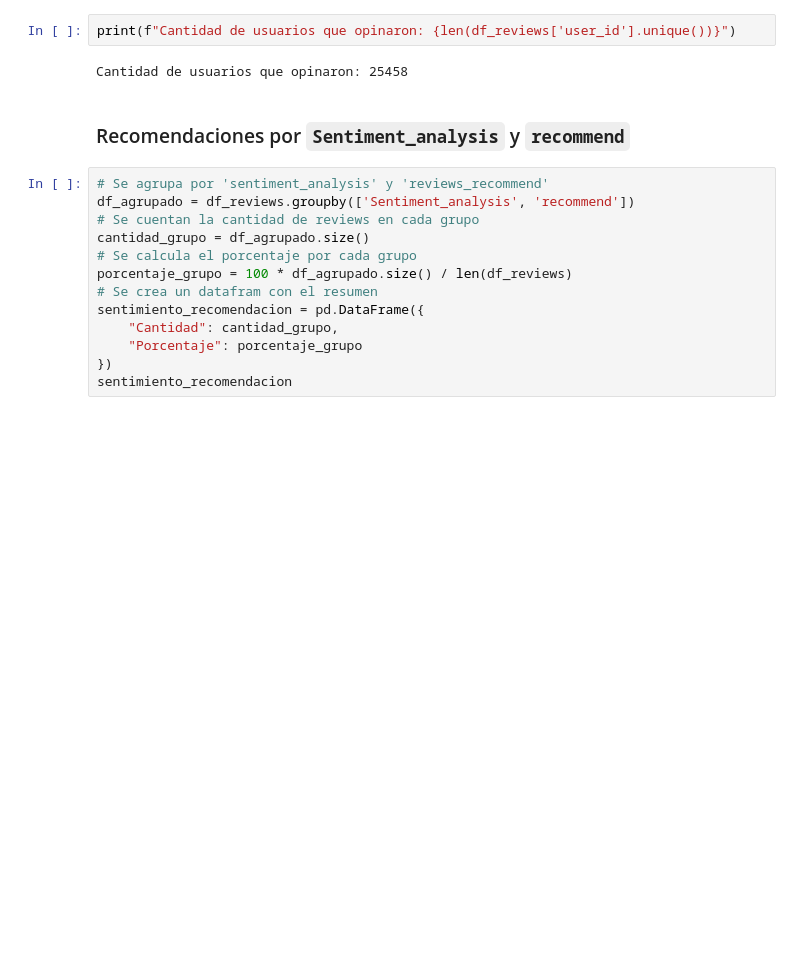
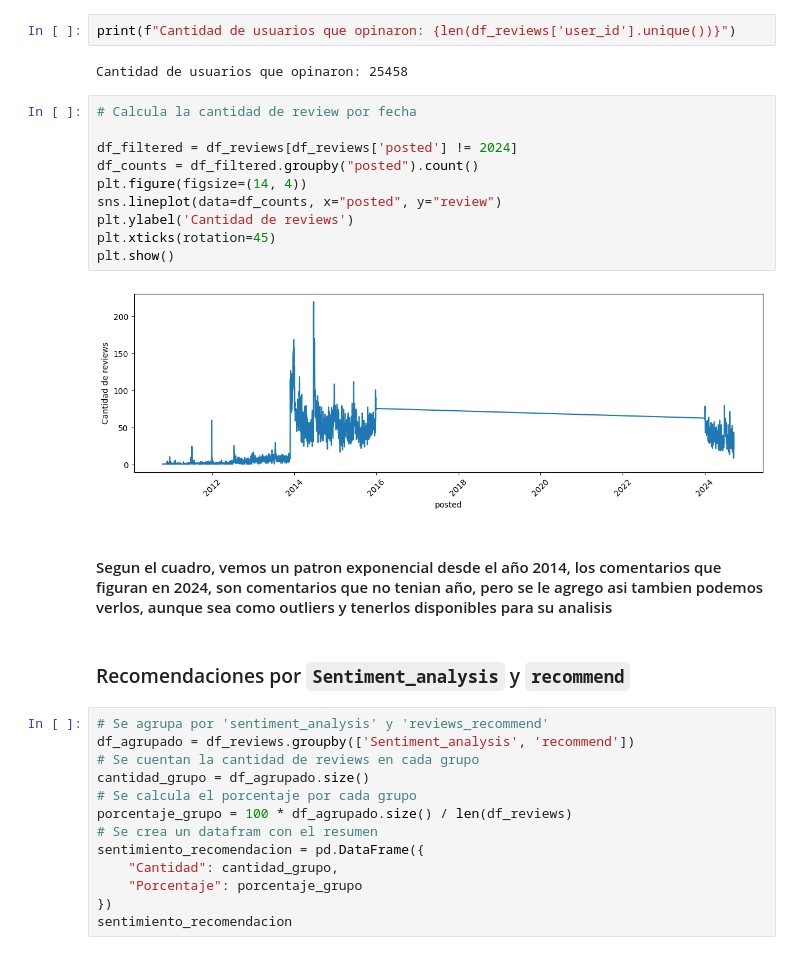
Before and after one commit to marceloyuba/Proyecto-Individual-P1, a Jupyter notebook: analisis/EDA.ipynb, the cells around one changed output. Cells and saved outputs as stored; diff of their text form; blank space fills up the shorter version.

```diff
--- a/analisis/EDA.ipynb
+++ b/analisis/EDA.ipynb
@@ -392,6 +395,20 @@ memory usage: 2.3+ MB
 print(f"Cantidad de usuarios que opinaron: {len(df_reviews['user_id'].unique())}")
 # %% [output]
 Cantidad de usuarios que opinaron: 25458
+# %%
+# Calcula la cantidad de review por fecha
+
+df_filtered = df_reviews[df_reviews['posted'] != 2024]
+df_counts = df_filtered.groupby("posted").count()
+plt.figure(figsize=(14, 4))
+sns.lineplot(data=df_counts, x="posted", y="review")
+plt.ylabel('Cantidad de reviews')
+plt.xticks(rotation=45)
+plt.show()
+# %% [output]
+[figure, added]
+# %% [markdown]
+#### Segun el cuadro, vemos un patron exponencial desde el año 2014, los comentarios que figuran en 2024, son comentarios que no tenian año, pero se le agrego asi tambien podemos verlos, aunque sea como outliers y tenerlos disponibles para su analisis
 # %% [markdown]
 ### Recomendaciones por `Sentiment_analysis` y `recommend`
 # %%
```
Also changed, not shown: parts of 7 cells of this notebook, 7 other files.
